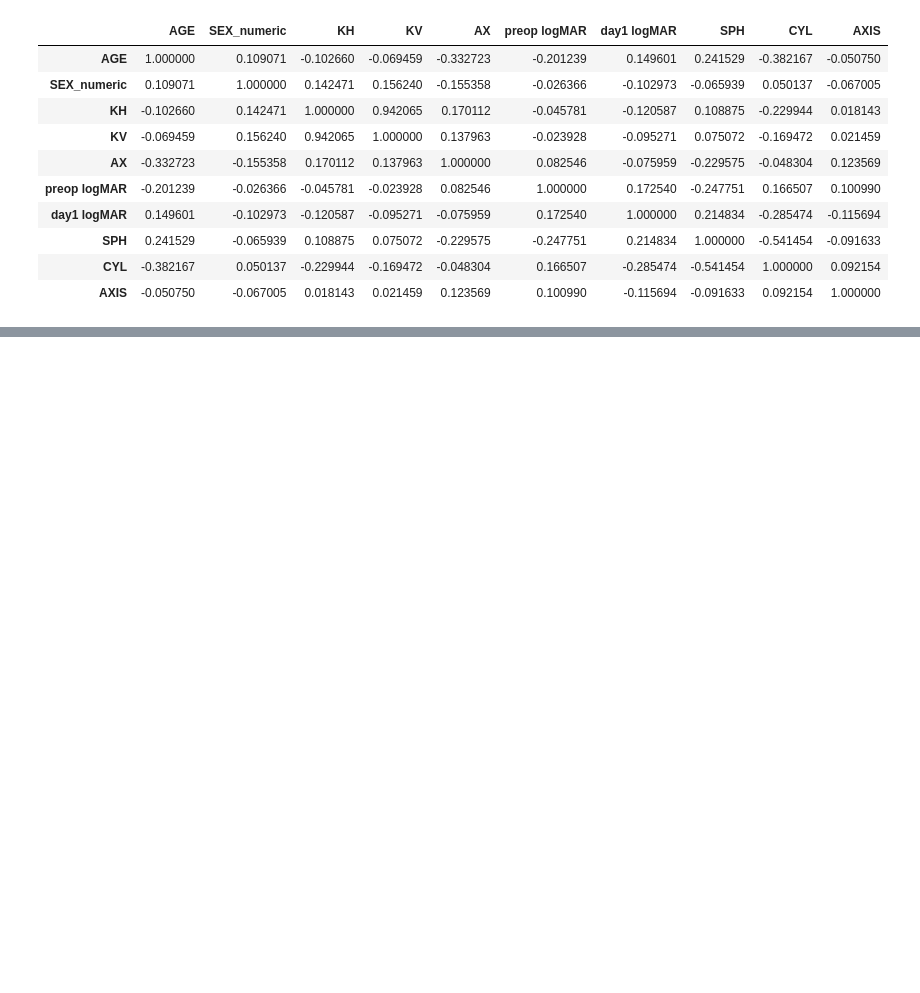
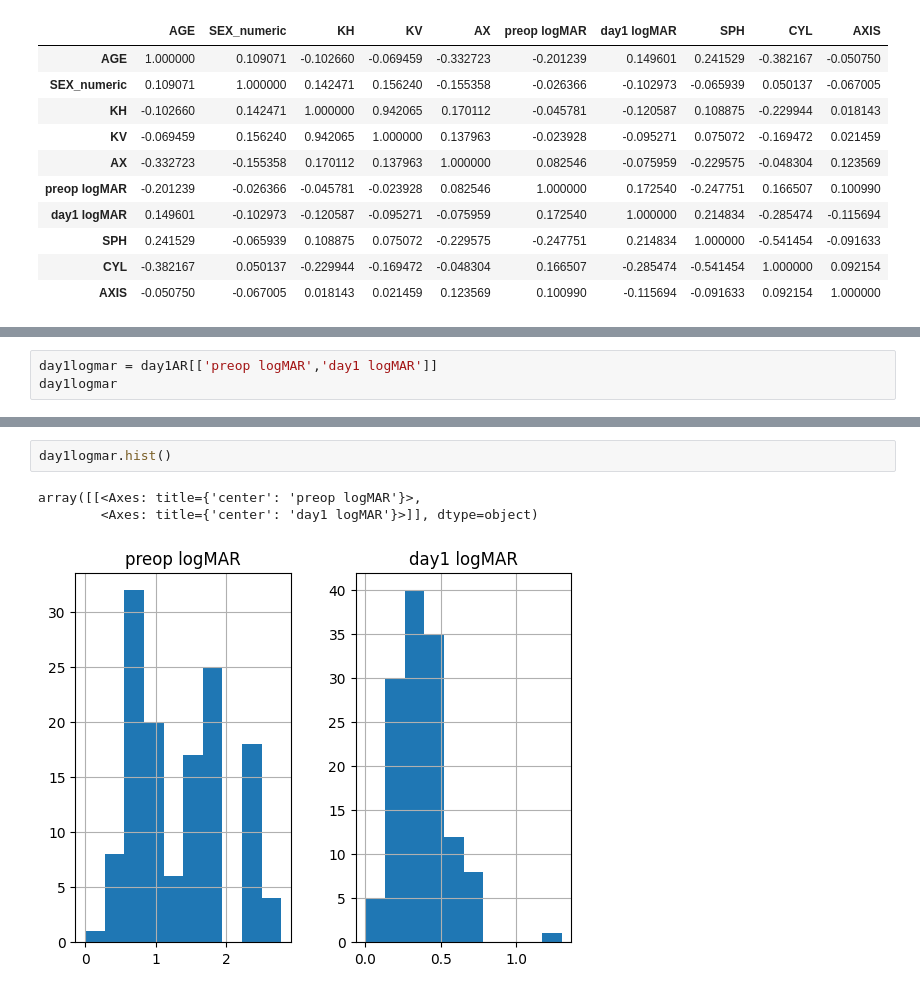
Before and after one commit to drskprabhakar/AI-ML-DL-colab-notebooks-coding-models, a Jupyter notebook: Kalyani_3_follow_ups_arak11825.ipynb, the cells around one changed output, grey strips where cells are left out. Cells and saved outputs as stored; diff of their text form; blank space fills up the shorter version.

```diff
--- a/Kalyani_3_follow_ups_arak11825.ipynb
+++ b/Kalyani_3_follow_ups_arak11825.ipynb
@@ -342,0 +349,3 @@ mixed_df[['AGE', 'SEX_numeric', 'KH', 'KV', 'AX','preop logMAR', 'day1 logMAR','
+# %%
+day1logmar = day1AR[['preop logMAR','day1 logMAR']]
+day1logmar
@@ -342,0 +385,6 @@ mixed_df[['AGE', 'SEX_numeric', 'KH', 'KV', 'AX','preop logMAR', 'day1 logMAR','
+# %%
+day1logmar.hist()
+# %% [output]
+array([[<Axes: title={'center': 'preop logMAR'}>,
+        <Axes: title={'center': 'day1 logMAR'}>]], dtype=object)
+[figure, added]
```
Also changed, not shown: parts of 7 cells of this notebook.
